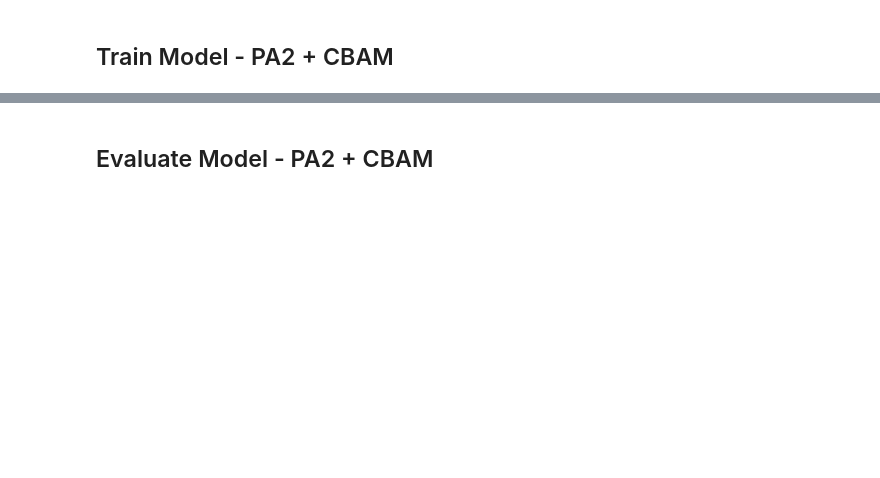
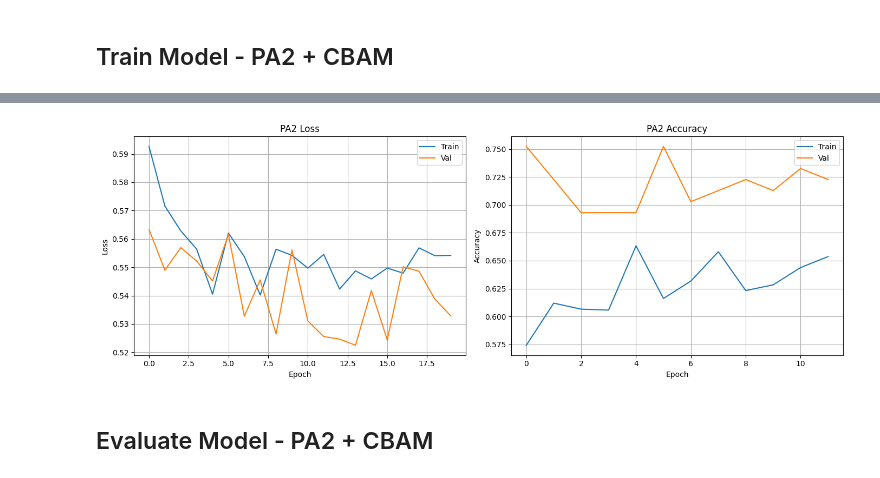
Before and after one commit to ASD-by-Eye-tracking-and-Deep-learning/train, a Jupyter notebook: ghost+cbam/convnexttiny_v2.ipynb, the cells around one changed output, grey strips where cells are left out. Cells and saved outputs as stored; diff of their text form; code cells hidden in the pictures; blank space fills up the shorter version.

```diff
--- a/ghost+cbam/convnexttiny_v2.ipynb
+++ b/ghost+cbam/convnexttiny_v2.ipynb
@@ -31,9 +46,10 @@ print(f"Device properties: {torch.cuda.get_device_properties(0)}")
 # %%
-# Configuration
-BASE_FOLDER = "/home/J/research/asd/train"
+# Configuration: Base folder and paths
+BASE_FOLDER = "/content/drive/MyDrive/Colab-Notebooks/ML4Autism/train/"
 DATASET_PATH = os.path.join(BASE_FOLDER, "mahmoud-dataset/Images")
-MODEL_SAVE_PATH = os.path.join(BASE_FOLDER, "ghost+cbam/convnexttiny_v2")
+MODEL_SAVE_PATH = os.path.join(BASE_FOLDER, "final-project/+ cbam + ghost/convnexttiny_v2")
 BEST_MODEL_PATH = os.path.join(MODEL_SAVE_PATH, "best.pth")
+BEST_HP_PATH = os.path.join(MODEL_SAVE_PATH, "best_hp.json")
 
 os.makedirs(MODEL_SAVE_PATH, exist_ok=True)
 
@@ -338,5 +433,5 @@ class ModelPA2_CBAM(torch.nn.Module):
         x = self.ghost_bottleneck(x).flatten(1)
         return self.head(x)
 
-model_pa2_cbam = ModelPA2_CBAM().to(device)
-print(f"PA2+CBAM Model. Features: {model_pa2_cbam.backbone.num_features}")
+model_pa2 = ModelPA2_CBAM().to(device)
+print(f"PA2+CBAM Model. Features: {model_pa2.backbone.num_features}")
@@ -414,3 +532,12 @@ plt.tight_layout(); plt.show()
+# %%
+fig, (ax1, ax2) = plt.subplots(1, 2, figsize=(14, 5))
+ax1.plot(train_losses_pa2, label='Train'); ax1.plot(val_losses_pa2, label='Val')
+ax1.set_xlabel('Epoch'); ax1.set_ylabel('Loss'); ax1.set_title('PA2 Loss'); ax1.legend(); ax1.grid(True)
+ax2.plot(train_accs_pa1, label='Train'); ax2.plot(val_accs_pa1, label='Val')
+ax2.set_xlabel('Epoch'); ax2.set_ylabel('Accuracy'); ax2.set_title('PA2 Accuracy'); ax2.legend(); ax2.grid(True)
+plt.tight_layout(); plt.show()
+# %% [output]
+[figure, added]
 # %% [markdown]
 ## Evaluate Model - PA2 + CBAM
 # %%
```
Also changed, not shown: parts of 21 cells of this notebook, 4 other files.
